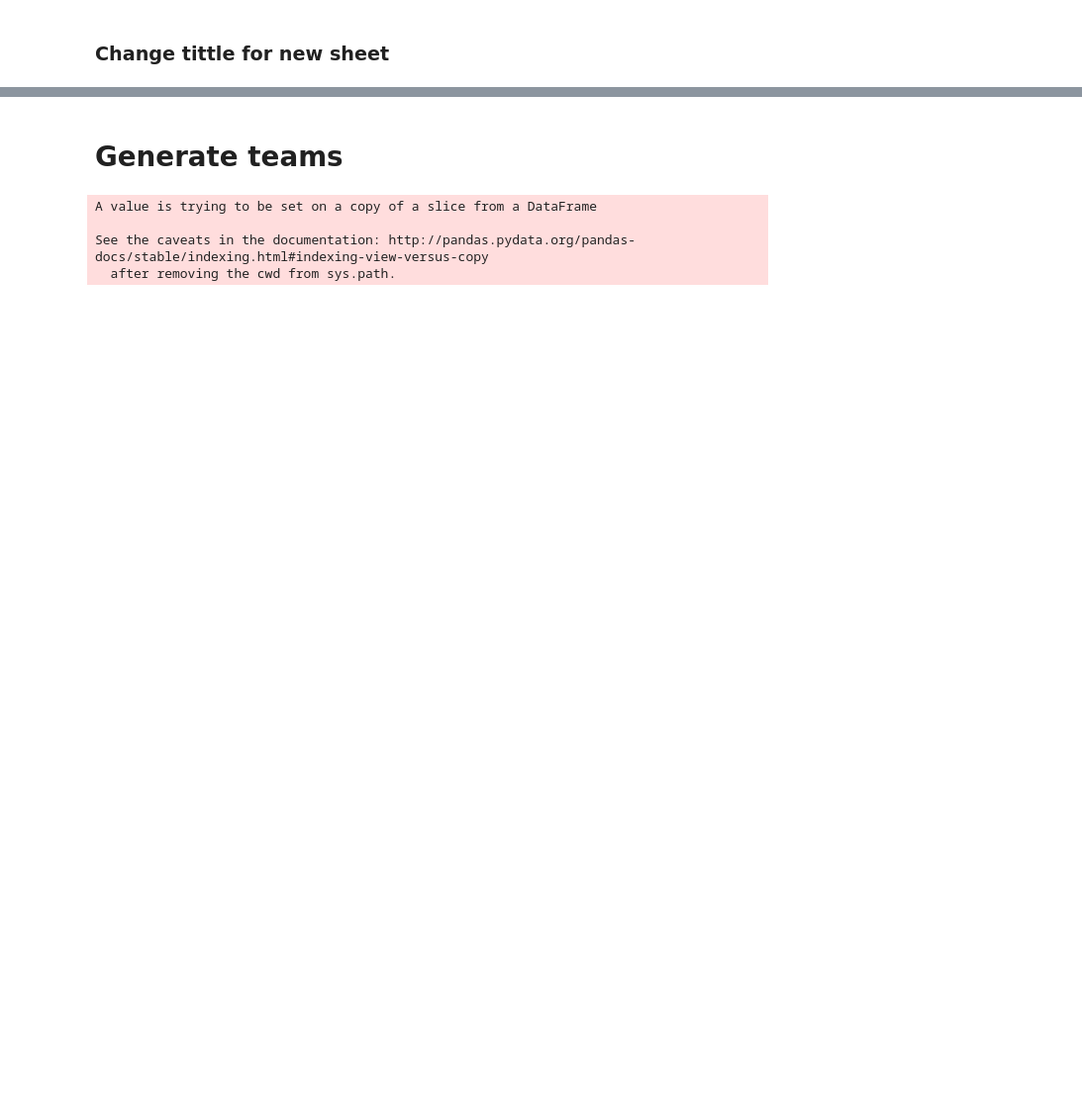
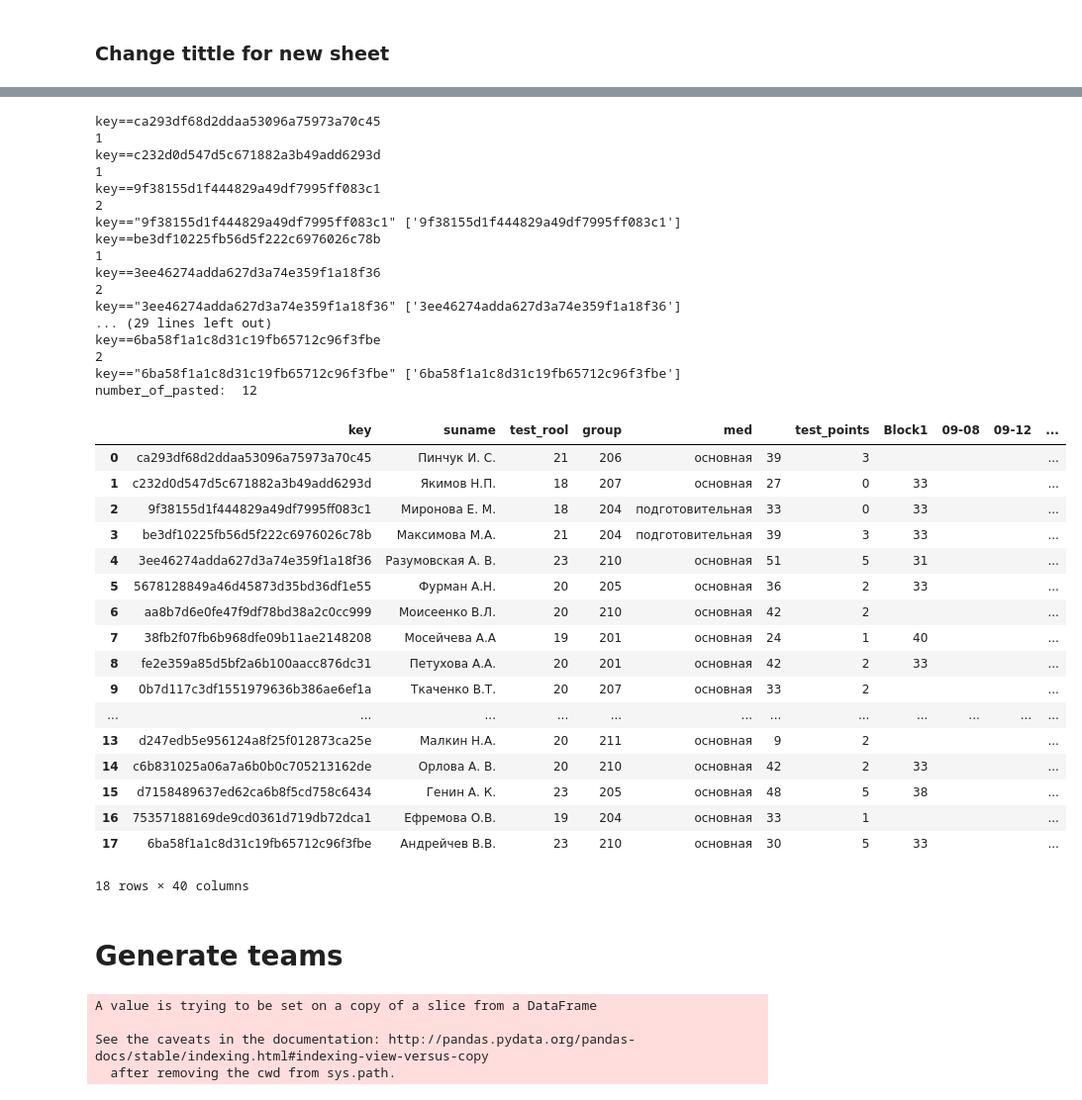
Before and after one commit to ffbskt/msu_graph, a Jupyter notebook: Edit data.ipynb, the cells around one changed output, grey strips where cells are left out. Shown at 99% size. Cells and saved outputs as stored; diff of their text form; code cells hidden in the pictures; blank space fills up the shorter version.

```diff
--- a/Edit data.ipynb
+++ b/Edit data.ipynb
@@ -387,0 +379,11 @@ else:
+# %%
+import PandasForm
+other_test_sheet_id = "1Vm7-HWNeiXTAhc7ZuDLoNqRUbVK150hS9QnQ5eGOlAk"
+# %%
+#safe_transfer_to_pd_by_col
+wks = c.open_by_key(key=other_test_sheet_id).sheet1
+df = util.safe_transfer_to_pd_by_col(wks, [1,2,3]) # 7 problem
+# %%
+df["key"] = df["Email Address"].apply(PandasForm.mail_hesh)
+df["Block1"] = df["Score"].apply(PandasForm.score_to_int)
+ndf = util.get_row_by_keys(df, ['25',], ['Block1'], ratio=">")
@@ -387,0 +401,4 @@ else:
+# %%
+folder_id='1OnF9ZpSiO5IYB4Ns15PZgsTc14DVRr3z'
+tittle="ch2"
+wks = c.open_by_key(util.search_id_in_list(c.list_ssheets(folder_id), tittle))
@@ -388,3 +408,45 @@ else:
+# %%
+args = {"to_key_colname": ["key",],
+            "to_values_colname": ['Block1'],
+           }
+
+util.sync_by_colname(from_wks=ndf, to_wks=wks.sheet1, **args)
+# %% [output]
+key==ca293df68d2ddaa53096a75973a70c45
+1
+key==c232d0d547d5c671882a3b49add6293d
+1
+key==9f38155d1f444829a49df7995ff083c1
+2
+key=="9f38155d1f444829a49df7995ff083c1" ['9f38155d1f444829a49df7995ff083c1']
+key==be3df10225fb56d5f222c6976026c78b
+1
+key==3ee46274adda627d3a74e359f1a18f36
+2
+key=="3ee46274adda627d3a74e359f1a18f36" ['3ee46274adda627d3a74e359f1a18f36']
+... (29 lines left out)
+key==6ba58f1a1c8d31c19fb65712c96f3fbe
+2
+key=="6ba58f1a1c8d31c19fb65712c96f3fbe" ['6ba58f1a1c8d31c19fb65712c96f3fbe']
+number_of_pasted:  12
+|  | key | suname | test_rool | group | med |  | test_points | Block1 | 09-08 | 09-12 | ... |
+| 0 | ca293df68d2ddaa53096a75973a70c45 | Пинчук И. С. | 21 | 206 | основная | 39 | 3 |  |  |  | ... |
+| 1 | c232d0d547d5c671882a3b49add6293d | Якимов Н.П. | 18 | 207 | основная | 27 | 0 | 33 |  |  | ... |
+| 2 | 9f38155d1f444829a49df7995ff083c1 | Миронова Е. М. | 18 | 204 | подготовительная | 33 | 0 | 33 |  |  | ... |
+| 3 | be3df10225fb56d5f222c6976026c78b | Максимова М.А. | 21 | 204 | подготовительная | 39 | 3 | 33 |  |  | ... |
+| 4 | 3ee46274adda627d3a74e359f1a18f36 | Разумовская А. В. | 23 | 210 | основная | 51 | 5 | 31 |  |  | ... |
+| 5 | 5678128849a46d45873d35bd36df1e55 | Фурман А.Н. | 20 | 205 | основная | 36 | 2 | 33 |  |  | ... |
+| 6 | aa8b7d6e0fe47f9df78bd38a2c0cc999 | Моисеенко В.Л. | 20 | 210 | основная | 42 | 2 |  |  |  | ... |
+| 7 | 38fb2f07fb6b968dfe09b11ae2148208 | Мосейчева А.А | 19 | 201 | основная | 24 | 1 | 40 |  |  | ... |
+| 8 | fe2e359a85d5bf2a6b100aacc876dc31 | Петухова А.А. | 20 | 201 | основная | 42 | 2 | 33 |  |  | ... |
+| 9 | 0b7d117c3df1551979636b386ae6ef1a | Ткаченко В.Т. | 20 | 207 | основная | 33 | 2 |  |  |  | ... |
+| ... | ... | ... | ... | ... | ... | ... | ... | ... | ... | ... | ... |
+| 13 | d247edb5e956124a8f25f012873ca25e | Малкин Н.А. | 20 | 211 | основная | 9 | 2 |  |  |  | ... |
+| 14 | c6b831025a06a7a6b0b0c705213162de | Орлова А. В. | 20 | 210 | основная | 42 | 2 | 33 |  |  | ... |
+| 15 | d7158489637ed62ca6b8f5cd758c6434 | Генин А. К. | 23 | 205 | основная | 48 | 5 | 38 |  |  | ... |
+| 16 | 75357188169de9cd0361d719db72dca1 | Ефремова О.В. | 19 | 204 | основная | 33 | 1 |  |  |  | ... |
+| 17 | 6ba58f1a1c8d31c19fb65712c96f3fbe | Андрейчев В.В. | 23 | 210 | основная | 30 | 5 | 33 |  |  | ... |
+18 rows × 40 columns
 # %% [markdown]
 # Generate teams
 # %%
```
Also changed, not shown: parts of 41 cells of this notebook, 4 other files.
